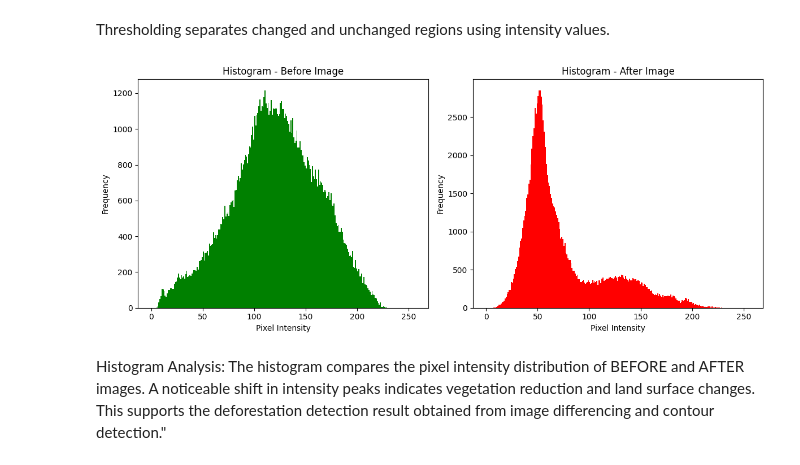
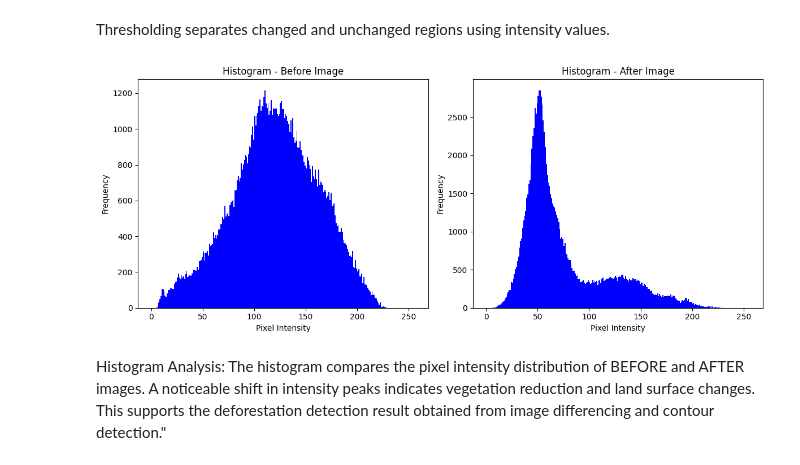
Before and after one commit to Saaarthak0102/Deforestation-Detection, a Jupyter notebook: SarthakSabharwal_2401020234_Deforestation_Detection.ipynb, the cells around one changed output. Cells and saved outputs as stored; diff of their text form; code cells hidden in the pictures.

```diff
--- a/SarthakSabharwal_2401020234_Deforestation_Detection.ipynb
+++ b/SarthakSabharwal_2401020234_Deforestation_Detection.ipynb
@@ -382,22 +382,22 @@ Thresholding separates changed and unchanged regions using intensity values.
 # %%
 plt.figure(figsize=(12,5))
 
 plt.subplot(1,2,1)
-plt.hist(gray_before.ravel(), bins=256, range=[0,256], color='green')
+plt.hist(gray_before.ravel(), bins=256, range=[0,256], color='blue')
 plt.title("Histogram - Before Image")
 plt.xlabel("Pixel Intensity")
 plt.ylabel("Frequency")
 
 plt.subplot(1,2,2)
-plt.hist(gray_after.ravel(), bins=256, range=[0,256], color='red')
+plt.hist(gray_after.ravel(), bins=256, range=[0,256], color='blue')
 plt.title("Histogram - After Image")
 plt.xlabel("Pixel Intensity")
 plt.ylabel("Frequency")
 
 plt.tight_layout()
 plt.show()
 # %% [output]
-[figure, old version]
+[figure, new version]
 # %% [markdown]
 Histogram Analysis:
 The histogram compares the pixel intensity distribution of BEFORE and AFTER images.
```
